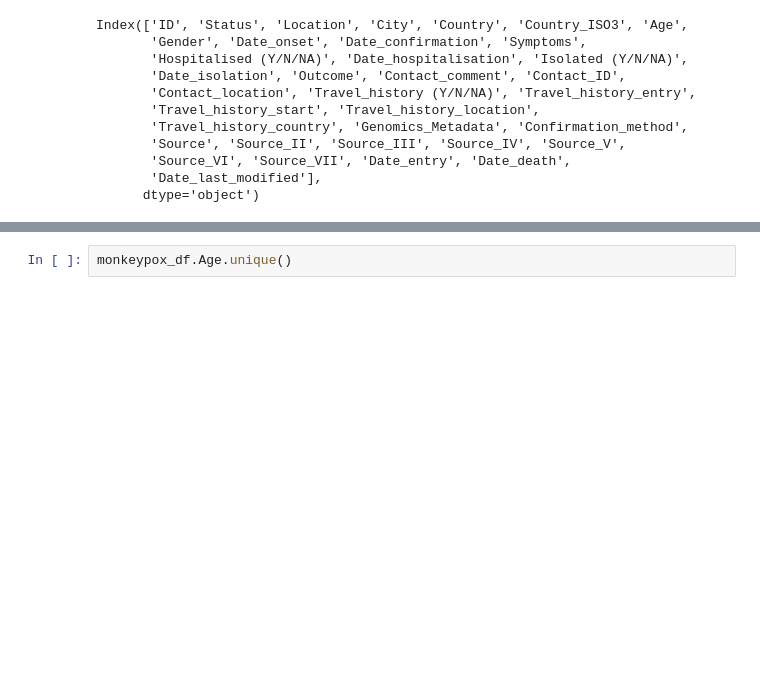
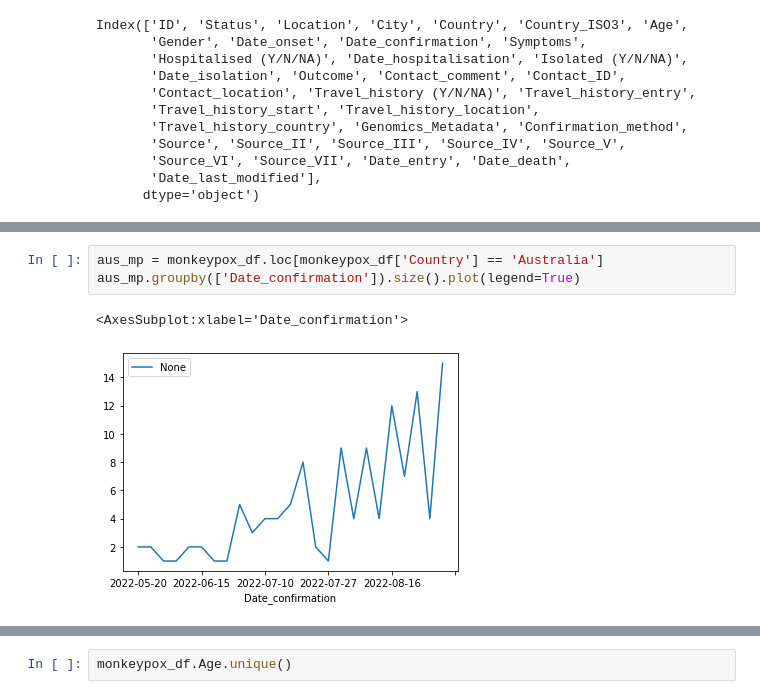
Before and after one commit to kinoshita197083/Grad-Project-React, a Jupyter notebook: dataset_content/monkeypox.ipynb, the cells around one changed output, grey strips where cells are left out. Cells and saved outputs as stored; diff of their text form; blank space fills up the shorter version.

```diff
--- a/dataset_content/monkeypox.ipynb
+++ b/dataset_content/monkeypox.ipynb
@@ -90,0 +143,6 @@ aus_mp = monkeypox_df.loc[monkeypox_df['Country'] == 'Australia']
+# %%
+aus_mp = monkeypox_df.loc[monkeypox_df['Country'] == 'Australia']
+aus_mp.groupby(['Date_confirmation']).size().plot(legend=True)
+# %% [output]
+<AxesSubplot:xlabel='Date_confirmation'>
+[figure, added]
```
Also changed, not shown: parts of 18 cells of this notebook, 15 other files.
